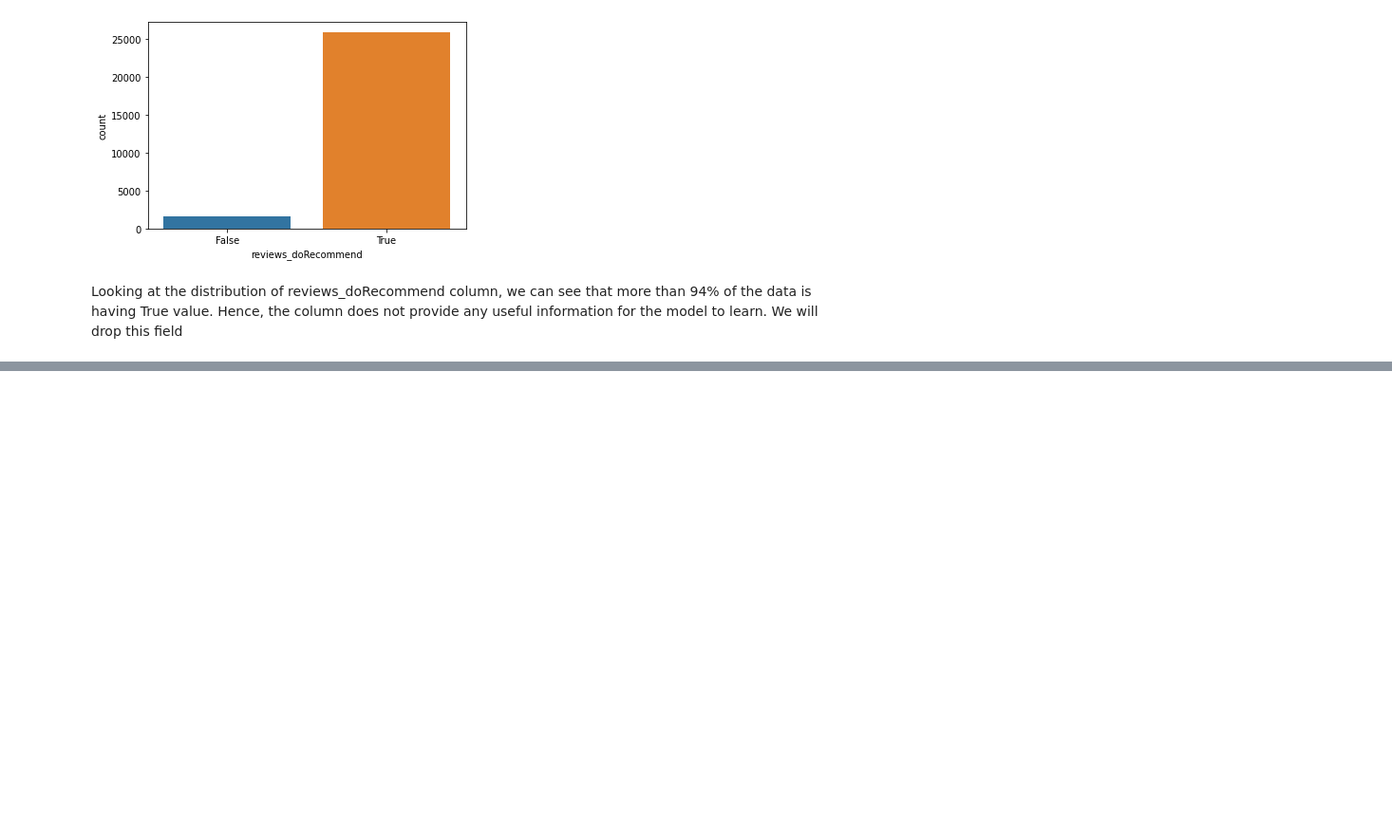
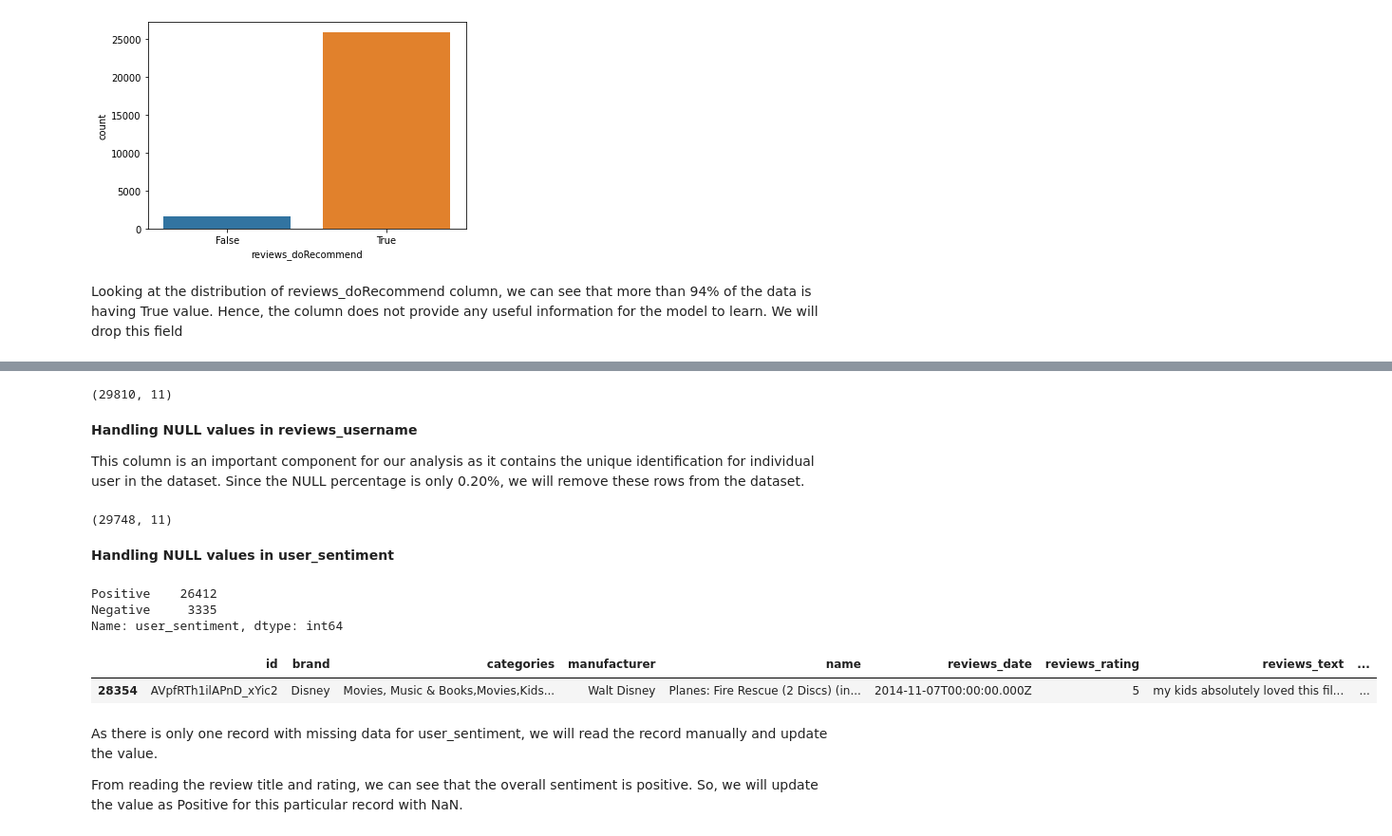
Before and after one commit to nick09fab/ML-Deployment, a Jupyter notebook: Recommendation_Systems/Sentiment_Analysis.ipynb, the cells around one changed output, grey strips where cells are left out. Shown at 95% size. Cells and saved outputs as stored; diff of their text form; code cells hidden in the pictures; blank space fills up the shorter version.

```diff
--- a/Recommendation_Systems/Sentiment_Analysis.ipynb
+++ b/Recommendation_Systems/Sentiment_Analysis.ipynb
@@ -196,0 +207,31 @@ Looking at the distribution of reviews_doRecommend column, we can see that more
+# %%
+df_clean = df_clean[~ df_clean.reviews_title.isna() ]
+df_clean.shape
+# %% [output]
+(29810, 11)
+# %% [markdown]
+**Handling NULL values in reviews_username**
+
+This column is an important component for our analysis as it contains the unique identification for individual user in the dataset. Since the NULL percentage is only 0.20%, we will remove these rows from the dataset.
+# %%
+df_clean = df_clean[~ df_clean.reviews_username.isna() ]
+df_clean.shape
+# %% [output]
+(29748, 11)
+# %% [markdown]
+**Handling NULL values in user_sentiment**
+# %%
+df_clean.user_sentiment.value_counts()
+# %% [output]
+Positive    26412
+Negative     3335
+Name: user_sentiment, dtype: int64
+# %%
+df_clean[ df_clean.user_sentiment.isna() ]
+# %% [output]
+|  | id | brand | categories | manufacturer | name | reviews_date | reviews_rating | reviews_text | ... |
+| 28354 | AVpfRTh1ilAPnD_xYic2 | Disney | Movies, Music & Books,Movies,Kids... | Walt Disney | Planes: Fire Rescue (2 Discs) (in... | 2014-11-07T00:00:00.000Z | 5 | my kids absolutely loved this fil... | ... |
+# %% [markdown]
+As there is only one record with missing data for user_sentiment, we will read the record manually and update the value.
+
+From reading the review title and rating, we can see that the overall sentiment is positive. So, we will update the value as Positive for this particular record with NaN.
```
Also changed, not shown: parts of 8 cells of this notebook.
